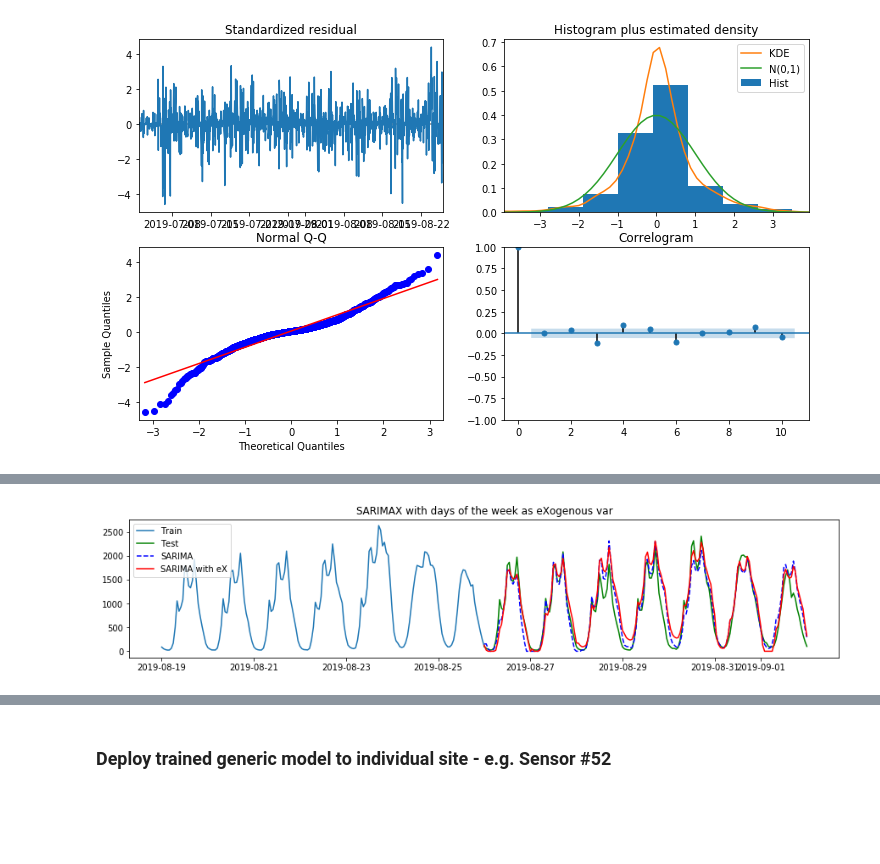
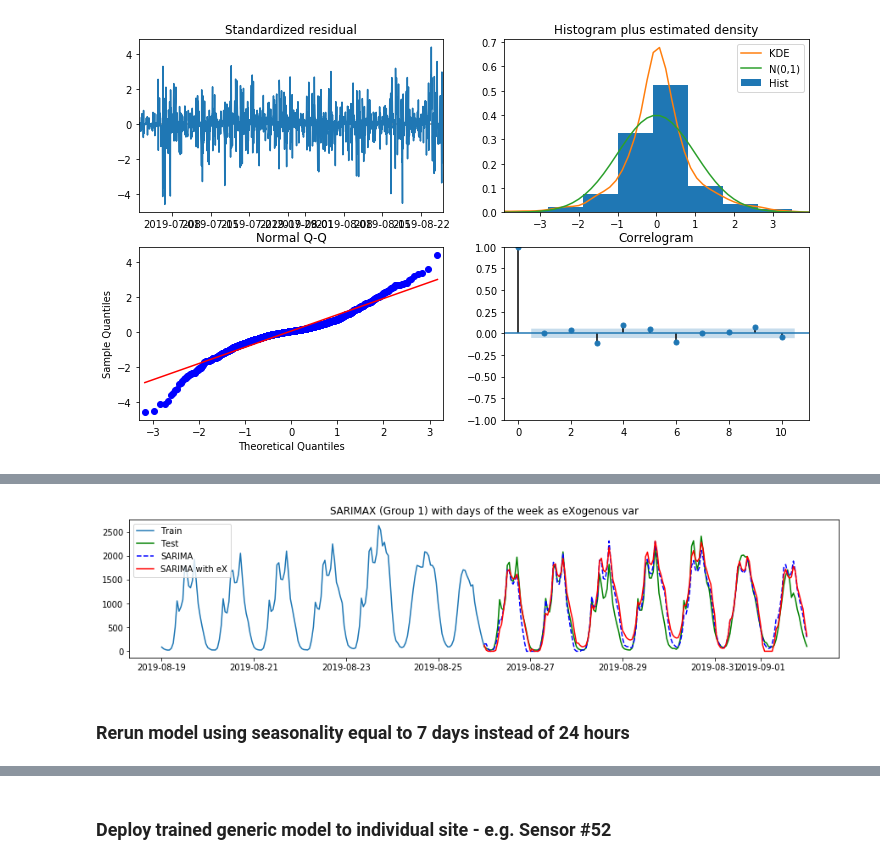
Before and after one commit to khairulomar/Melbourne_pedestrian, a Jupyter notebook: Melbourne_pedestrian.ipynb, the cells around one changed output, grey strips where cells are left out. Saved outputs shown, nothing was run; the diff lists cells and outputs as text; code cells hidden in the pictures; blank space fills up the shorter version.

```diff
--- a/Melbourne_pedestrian.ipynb
+++ b/Melbourne_pedestrian.ipynb
@@ -1081,11 +1056,13 @@ predX = sarimaX.predict(start=test_start, end=test_end, exog=exog_days_test[:-1]
 # %%
 fig, ax = plt.subplots(figsize=(15,3))
 plt.plot(train, label='Train')
 plt.plot(test, label='Test', c='g')
 plt.plot(pred0.clip(0), c='b', ls='dashed', label='SARIMA')
 plt.plot(predX.clip(0), c='r', label='SARIMA with eX')
-ax.set_title('SARIMAX with days of the week as eXogenous var')
+ax.set_title('SARIMAX (Group 1) with days of the week as eXogenous var')
 plt.legend()
 plt.show()
 # %% [output]
-[figure, old version]
+[figure, new version]
+# %% [markdown]
+### Rerun model using seasonality equal to 7 days instead of 24 hours
```
Also changed, not shown: parts of 27 cells of this notebook.
